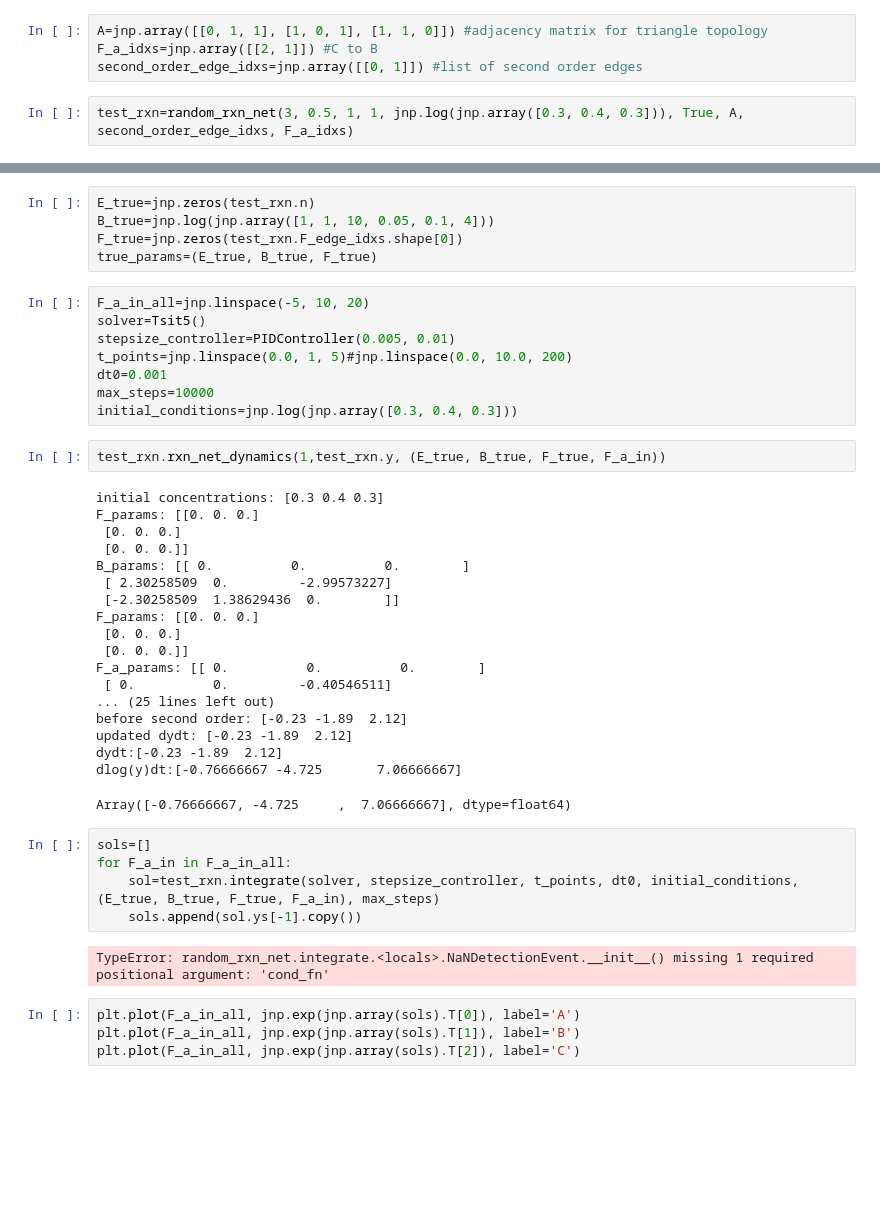
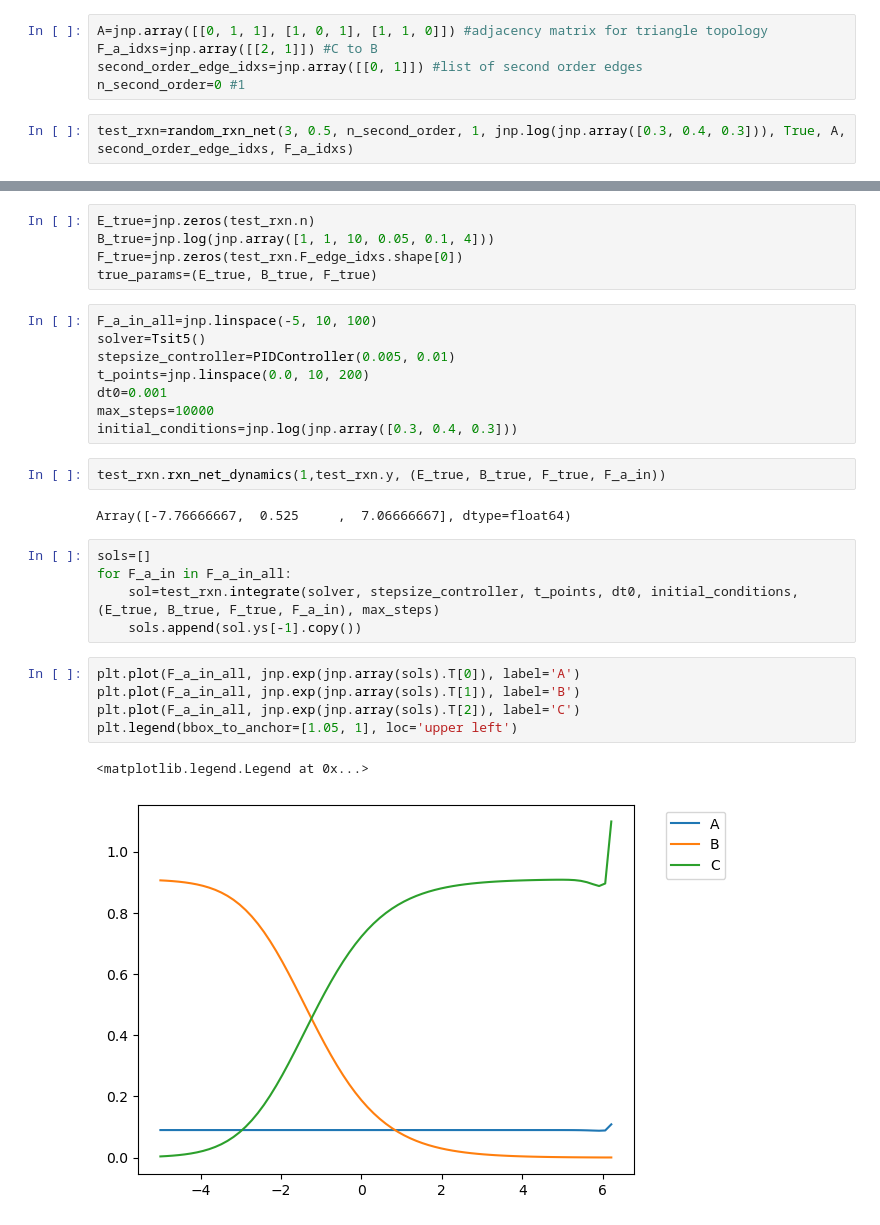
Before and after one commit to sdebesai7/second_order_rxn_nets, a Jupyter notebook: testing_networks.ipynb, the cells around one changed output, grey strips where cells are left out. Saved outputs shown, nothing was run; the diff lists cells and outputs as text; blank space fills up the shorter version.

```diff
--- a/testing_networks.ipynb
+++ b/testing_networks.ipynb
@@ -268,8 +268,9 @@ Testing with triangl toplogy
 A=jnp.array([[0, 1, 1], [1, 0, 1], [1, 1, 0]]) #adjacency matrix for triangle topology
 F_a_idxs=jnp.array([[2, 1]]) #C to B
 second_order_edge_idxs=jnp.array([[0, 1]]) #list of second order edges
+n_second_order=0 #1
 # %%
-test_rxn=random_rxn_net(3, 0.5, 1, 1, jnp.log(jnp.array([0.3, 0.4, 0.3])), True, A, second_order_edge_idxs, F_a_idxs)
+test_rxn=random_rxn_net(3, 0.5, n_second_order, 1, jnp.log(jnp.array([0.3, 0.4, 0.3])), True, A, second_order_edge_idxs, F_a_idxs)
 # %%
 E=jnp.ones(test_rxn.n) * 0.5
 B=jnp.ones(test_rxn.num_edges) * 0.5
@@ -309,42 +293,27 @@ B_true=jnp.log(jnp.array([1, 1, 10, 0.05, 0.1, 4]))
 F_true=jnp.zeros(test_rxn.F_edge_idxs.shape[0])
 true_params=(E_true, B_true, F_true)
 # %%
-F_a_in_all=jnp.linspace(-5, 10, 20)
+F_a_in_all=jnp.linspace(-5, 10, 100)
 solver=Tsit5()
 stepsize_controller=PIDController(0.005, 0.01)
-t_points=jnp.linspace(0.0, 1, 5)#jnp.linspace(0.0, 10.0, 200)
+t_points=jnp.linspace(0.0, 10, 200)
 dt0=0.001
 max_steps=10000
 initial_conditions=jnp.log(jnp.array([0.3, 0.4, 0.3]))
 # %%
 test_rxn.rxn_net_dynamics(1,test_rxn.y, (E_true, B_true, F_true, F_a_in))
 # %% [output]
-initial concentrations: [0.3 0.4 0.3]
-F_params: [[0. 0. 0.]
- [0. 0. 0.]
- [0. 0. 0.]]
-B_params: [[ 0.          0.          0.        ]
- [ 2.30258509  0.         -2.99573227]
- [-2.30258509  1.38629436  0.        ]]
-F_params: [[0. 0. 0.]
- [0. 0. 0.]
- [0. 0. 0.]]
-F_a_params: [[ 0.          0.          0.        ]
- [ 0.          0.         -0.40546511]
-... (25 lines left out)
-before second order: [-0.23 -1.89  2.12]
-updated dydt: [-0.23 -1.89  2.12]
-dydt:[-0.23 -1.89  2.12]
-dlog(y)dt:[-0.76666667 -4.725       7.06666667]
+Array([-7.76666667,  0.525     ,  7.06666667], dtype=float64)
-Array([-0.76666667, -4.725     ,  7.06666667], dtype=float64)
 # %%
 sols=[]
 for F_a_in in F_a_in_all:
     sol=test_rxn.integrate(solver, stepsize_controller, t_points, dt0, initial_conditions, (E_true, B_true, F_true, F_a_in), max_steps)
     sols.append(sol.ys[-1].copy())
-# %% [output]
-TypeError: random_rxn_net.integrate.<locals>.NaNDetectionEvent.__init__() missing 1 required positional argument: 'cond_fn'
 # %%
 plt.plot(F_a_in_all, jnp.exp(jnp.array(sols).T[0]), label='A')
 plt.plot(F_a_in_all, jnp.exp(jnp.array(sols).T[1]), label='B')
 plt.plot(F_a_in_all, jnp.exp(jnp.array(sols).T[2]), label='C')
+plt.legend(bbox_to_anchor=[1.05, 1], loc='upper left')
+# %% [output]
+<matplotlib.legend.Legend at 0x...>
+[figure, added]
```
Also changed, not shown: parts of 2 cells of this notebook, 3 other files.
